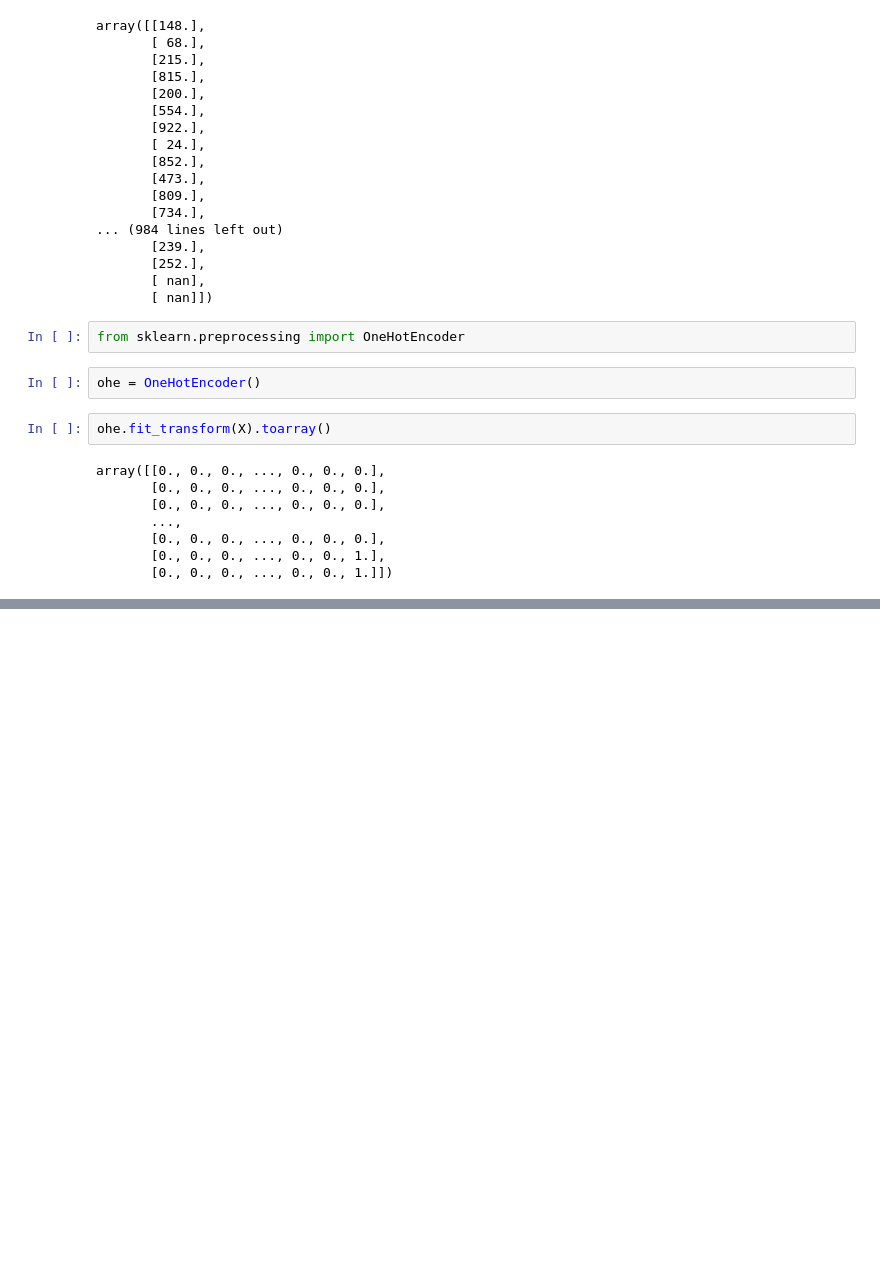
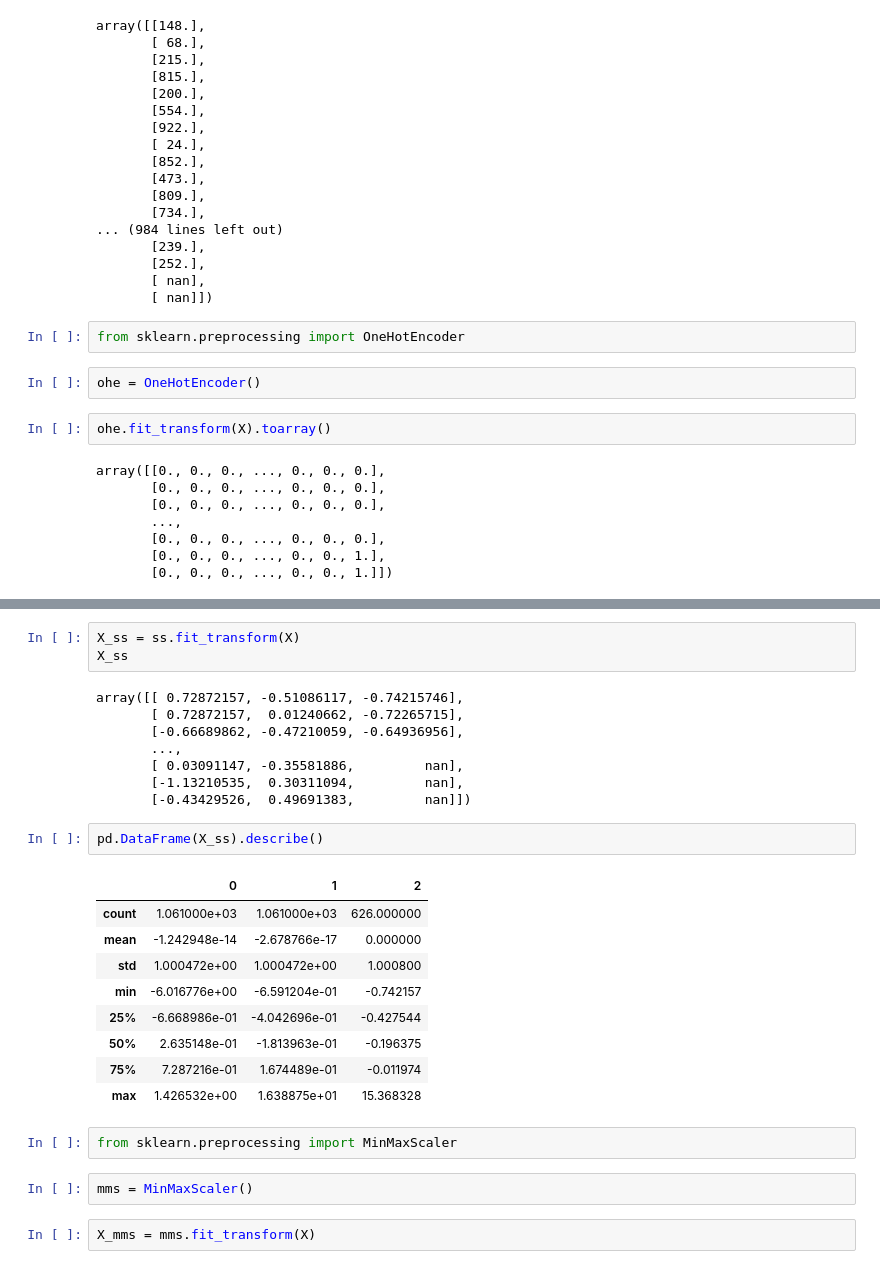
Before and after one commit to MaviyaQureshi/Data-Preprocessing, a Jupyter notebook: Preprocessing Assignment.ipynb, the cells around one changed output, grey strips where cells are left out. Cells and saved outputs as stored; diff of their text form; blank space fills up the shorter version.

```diff
--- a/Preprocessing Assignment.ipynb
+++ b/Preprocessing Assignment.ipynb
@@ -200,0 +239,29 @@ array([[0., 0., 0., ..., 0., 0., 0.],
+# %%
+X_ss = ss.fit_transform(X)
+X_ss
+# %% [output]
+array([[ 0.72872157, -0.51086117, -0.74215746],
+       [ 0.72872157,  0.01240662, -0.72265715],
+       [-0.66689862, -0.47210059, -0.64936956],
+       ...,
+       [ 0.03091147, -0.35581886,         nan],
+       [-1.13210535,  0.30311094,         nan],
+       [-0.43429526,  0.49691383,         nan]])
+# %%
+pd.DataFrame(X_ss).describe()
+# %% [output]
+|  | 0 | 1 | 2 |
+| count | 1.061000e+03 | 1.061000e+03 | 626.000000 |
+| mean | -1.242948e-14 | -2.678766e-17 | 0.000000 |
+| std | 1.000472e+00 | 1.000472e+00 | 1.000800 |
+| min | -6.016776e+00 | -6.591204e-01 | -0.742157 |
+| 25% | -6.668986e-01 | -4.042696e-01 | -0.427544 |
+| 50% | 2.635148e-01 | -1.813963e-01 | -0.196375 |
+| 75% | 7.287216e-01 | 1.674489e-01 | -0.011974 |
+| max | 1.426532e+00 | 1.638875e+01 | 15.368328 |
+# %%
+from sklearn.preprocessing import MinMaxScaler
+# %%
+mms = MinMaxScaler()
+# %%
+X_mms = mms.fit_transform(X)
```
Also changed, not shown: parts of 8 cells of this notebook.
